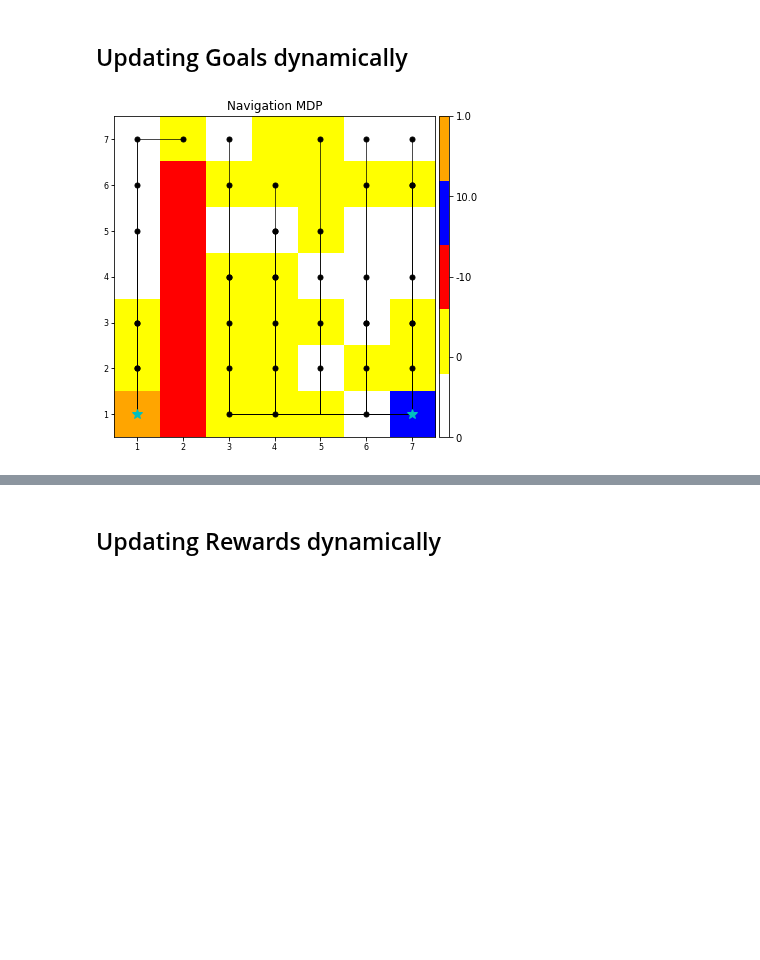
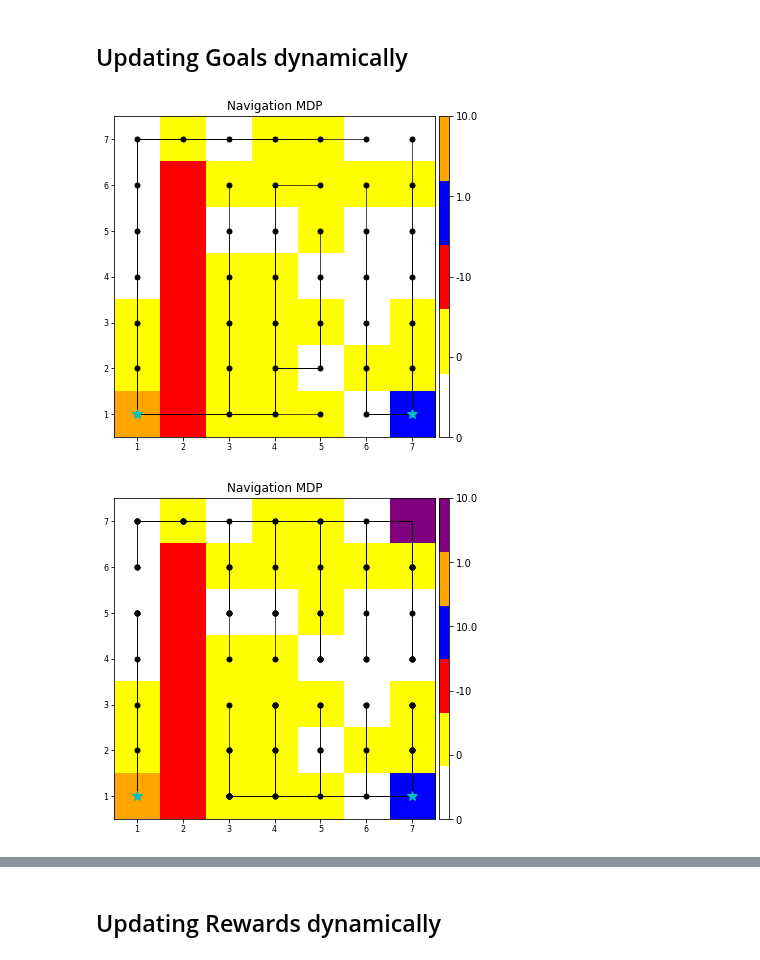
Before and after one commit to david-abel/simple_rl, a Jupyter notebook: simple_rl/tasks/navigation/Usage_NavigationWorldMDP.ipynb, the cells around one changed output, grey strips where cells are left out. Saved outputs shown, nothing was run; the diff lists cells and outputs as text; code cells hidden in the pictures; blank space fills up the shorter version.

```diff
--- a/simple_rl/tasks/navigation/Usage_NavigationWorldMDP.ipynb
+++ b/simple_rl/tasks/navigation/Usage_NavigationWorldMDP.ipynb
@@ -168,12 +168,21 @@ nvmdp.visualize_grid(trajectories=traj_states_list, show_colorbar=True, show_rew
 # %% [markdown]
 ## Updating Goals dynamically
+# %%
+# nvmdp._reset_goals([[(7,1)],[(1,1)]],[10.,1.],["blue", "orange"])
+traj_states_list, traj_action_list = nvmdp.sample_trajectories(n_traj=41, horizon=100,
+                                                               init_states=None,
+                                                               init_cell_types=["white", "yellow"], init_unique=True,
+                                                               rand_init_to_match_n_traj=False)
+nvmdp.visualize_grid(trajectories=traj_states_list, show_colorbar=True, show_rewards_colorbar=True, goal_marker="*c")
+# %% [output]
+[figure, added]
 # %%
-nvmdp._reset_goals([[(7,1)],[(1,1)]],[10.,1.],["blue", "orange"])
-traj_states_list, traj_action_list = nvmdp.sample_trajectories(n_traj=42, horizon=100,
+nvmdp._reset_goals([[(7,1)],[(1,1)],[(7,7)]],[10.,1.,10.],["blue", "orange","purple"])
+traj_states_list, traj_action_list = nvmdp.sample_trajectories(n_traj=41, horizon=100,
                                                                init_states=None,
                                                                init_cell_types=["white", "yellow"], init_unique=True,
                                                                rand_init_to_match_n_traj=True)
 nvmdp.visualize_grid(trajectories=traj_states_list, show_colorbar=True, show_rewards_colorbar=True, goal_marker="*c")
 # %% [output]
-[figure, old version]
+[figure, new version]
 # %%
```
Also changed, not shown: parts of 7 cells of this notebook, 1 other file.
